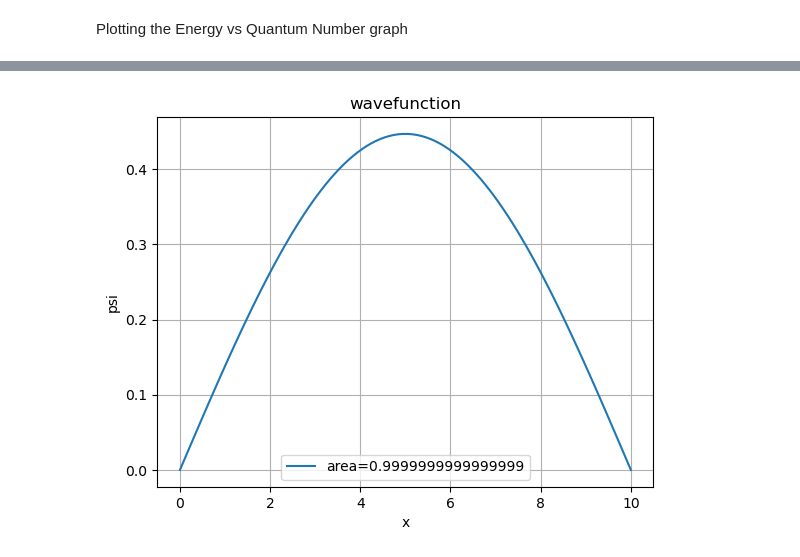
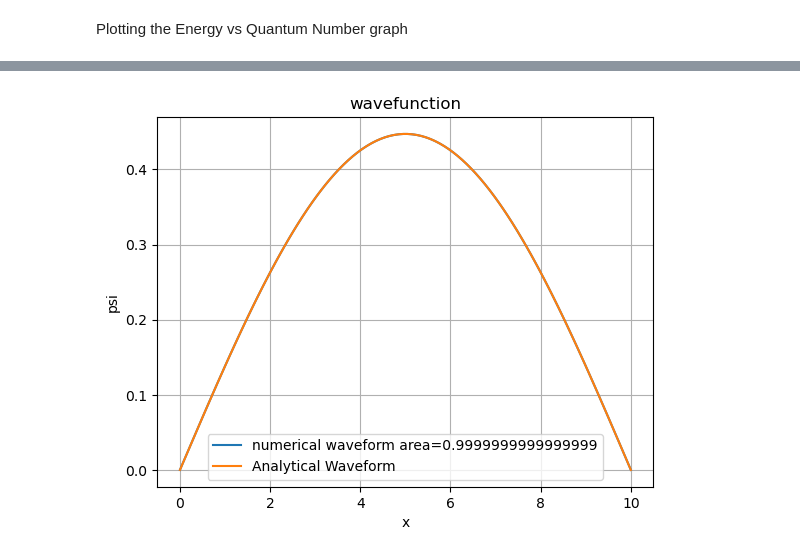
Before and after one commit to NikuDhankhar/1824011QM, a Jupyter notebook: particle_in_a_box1.ipynb, the cells around one changed output, grey strips where cells are left out. Saved outputs shown, nothing was run; the diff lists cells and outputs as text; code cells hidden in the pictures.

```diff
--- a/particle_in_a_box1.ipynb
+++ b/particle_in_a_box1.ipynb
@@ -124,10 +120,21 @@ area = np.trapezoid(probability_density,dx=dx)
-# %%
-plt.plot(x, psi_norm, label = f'area={area}')
-plt.xlabel('x')
-plt.ylabel("psi")
-plt.title("wavefunction")
-plt.legend()
-plt.grid()
-plt.show()
-# %% [output]
-[figure, removed]
+# %%
+S0 = [0,1]
+x = np.linspace(0,10.,100)
+dx = x[1]-x[0]
+sol = RK4(function, S0, x)
+psi = sol[:,0]
+sum = np.sum(np.abs(psi)**2)*dx
+psi_norm = psi/np.sqrt(sum)
+probability_density = np.abs(psi_norm)**2
+area = np.trapezoid(probability_density,dx=dx)
+
+plt.plot(x, psi_norm, label = f'numerical waveform area={area}')
+plt.plot(x_full, analytical_phi, label='Analytical Waveform' )
+plt.xlabel('x')
+plt.ylabel("psi")
+plt.title("wavefunction")
+plt.legend()
+plt.grid()
+plt.show()
+# %% [output]
+[figure, added]
```
Also changed, not shown: parts of 12 cells of this notebook.
